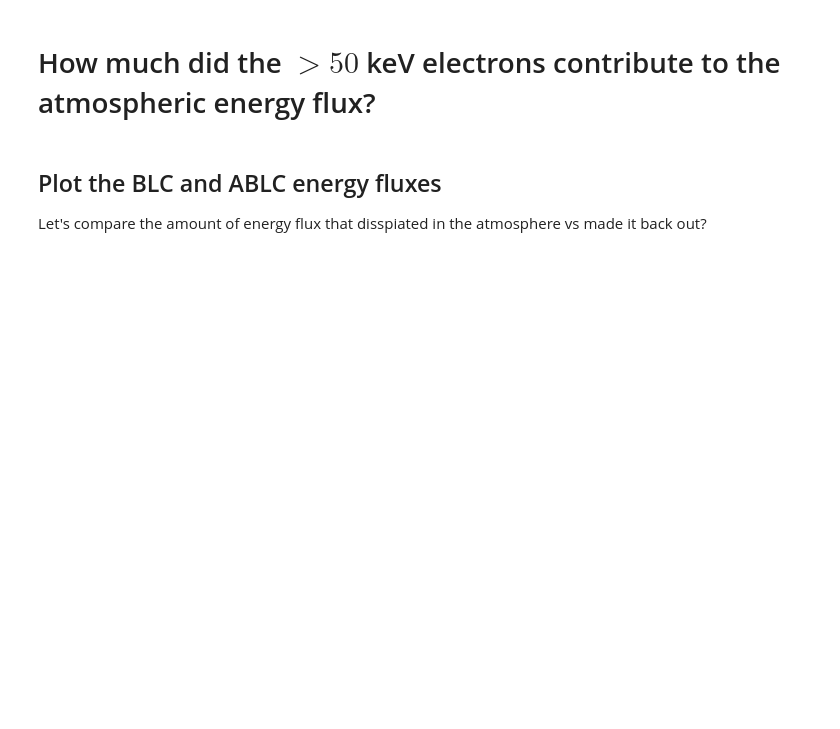
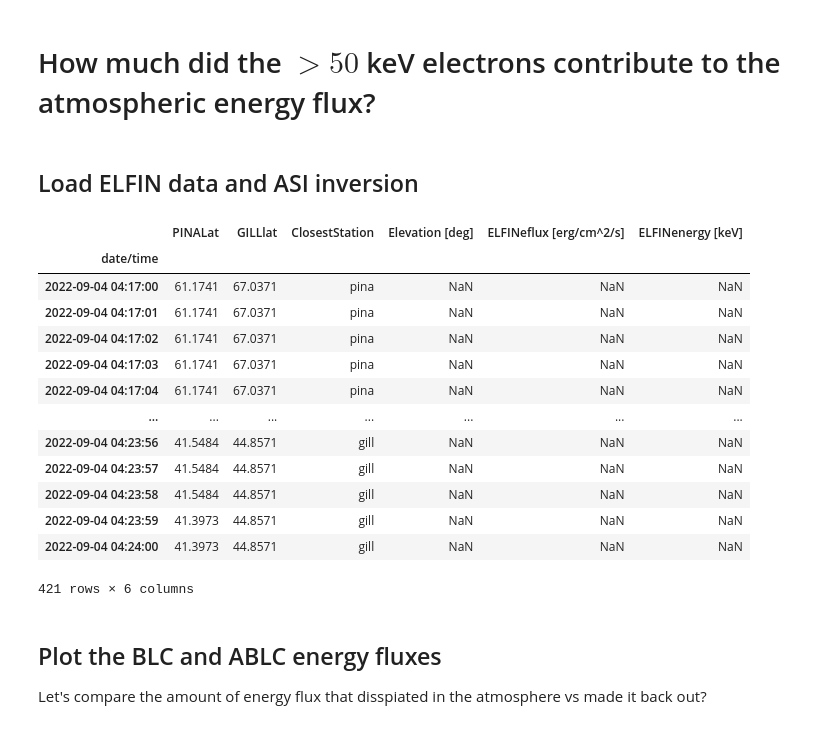
Before and after one commit to mshumko/elfinasi, a Jupyter notebook: src/20240904_substorm_study/misc/elfin_energy_flux.ipynb, the cells around one changed output. Cells and saved outputs as stored; diff of their text form; code cells hidden in the pictures; blank space fills up the shorter version.

```diff
--- a/src/20240904_substorm_study/misc/elfin_energy_flux.ipynb
+++ b/src/20240904_substorm_study/misc/elfin_energy_flux.ipynb
@@ -11,6 +14,8 @@ import elfinasi
 time_range = ('2022-09-04T04:18:00', '2022-09-04T04:23:00')
 kev_erg_factor = 1.6E-9  # The conversion factor from KeV to ergs.
 precipitation_solid_angle = 2*np.pi
+# %% [markdown]
+## Load ELFIN data and ASI inversion
 # %%
 pad_obj_eflux = elfinasi.EPD_PAD(
     'a', time_range, start_pa=0, min_counts=None, accumulate=1, spin_time_tol=(2.5, 12),
@@ -19,3 +28,20 @@ pad_obj_eflux = elfinasi.EPD_PAD(
+# %%
+themis_asi_eflux
+# %% [output]
+|  | PINALat | GILLlat | ClosestStation | Elevation [deg] | ELFINeflux [erg/cm^2/s] | ELFINenergy [keV] |
+| date/time |  |  |  |  |  |  |
+| 2022-09-04 04:17:00 | 61.1741 | 67.0371 | pina | NaN | NaN | NaN |
+| 2022-09-04 04:17:01 | 61.1741 | 67.0371 | pina | NaN | NaN | NaN |
+| 2022-09-04 04:17:02 | 61.1741 | 67.0371 | pina | NaN | NaN | NaN |
+| 2022-09-04 04:17:03 | 61.1741 | 67.0371 | pina | NaN | NaN | NaN |
+| 2022-09-04 04:17:04 | 61.1741 | 67.0371 | pina | NaN | NaN | NaN |
+| ... | ... | ... | ... | ... | ... | ... |
+| 2022-09-04 04:23:56 | 41.5484 | 44.8571 | gill | NaN | NaN | NaN |
+| 2022-09-04 04:23:57 | 41.5484 | 44.8571 | gill | NaN | NaN | NaN |
+| 2022-09-04 04:23:58 | 41.5484 | 44.8571 | gill | NaN | NaN | NaN |
+| 2022-09-04 04:23:59 | 41.3973 | 44.8571 | gill | NaN | NaN | NaN |
+| 2022-09-04 04:24:00 | 41.3973 | 44.8571 | gill | NaN | NaN | NaN |
+421 rows × 6 columns
 # %% [markdown]
 ## Plot the BLC and ABLC energy fluxes
 Let's compare the amount of energy flux that disspiated in the atmosphere vs made it back out?
```
Also changed, not shown: parts of 8 cells of this notebook, 1 other file.
